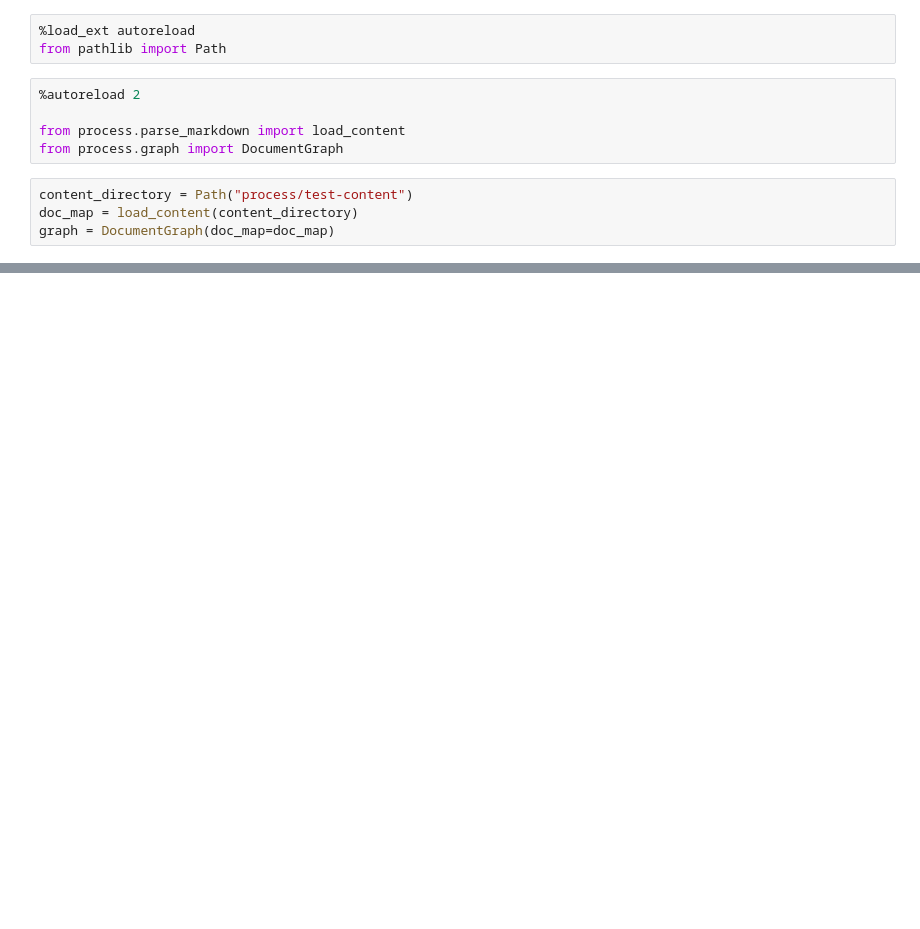
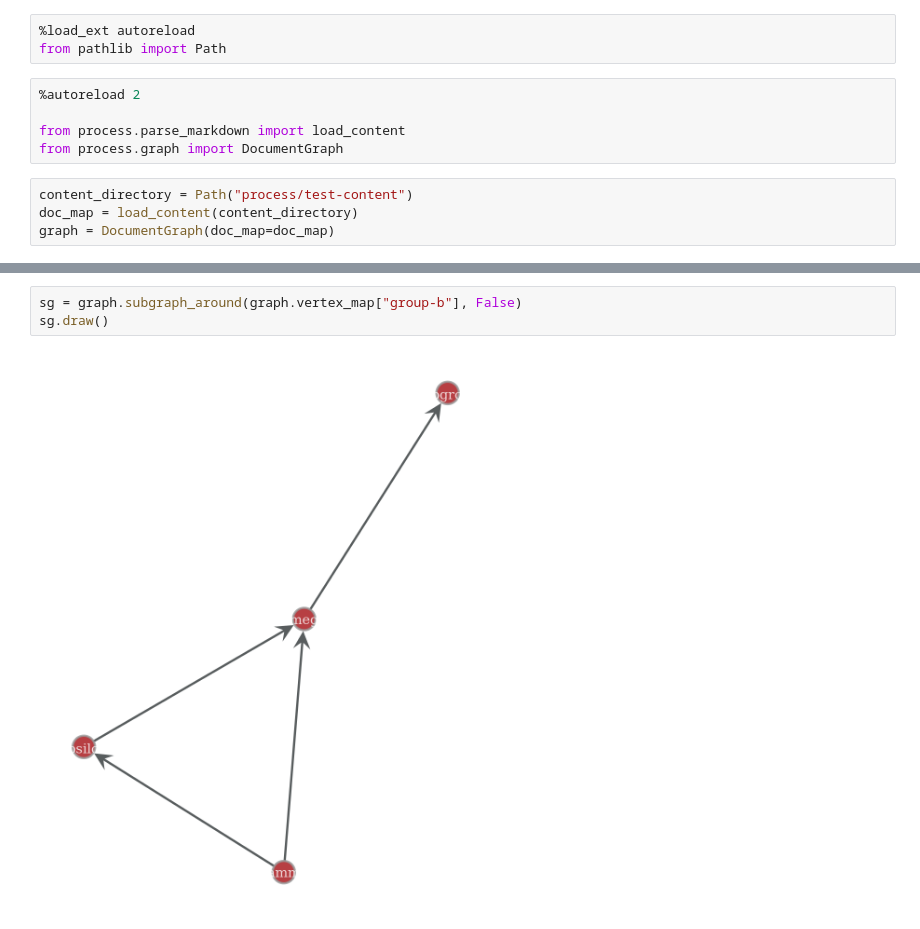
Before and after one commit to AwdeDarkar/exocortex, a Jupyter notebook: graph/graph_book.ipynb, the cells around one changed output, grey strips where cells are left out. Saved outputs shown, nothing was run; the diff lists cells and outputs as text; blank space fills up the shorter version.

```diff
--- a/graph/graph_book.ipynb
+++ b/graph/graph_book.ipynb
@@ -18,0 +47,5 @@ graph.draw(edge_text=graph.props.edge.predicates, edge_text_color="white", edge_
+# %%
+sg = graph.subgraph_around(graph.vertex_map["group-b"], False)
+sg.draw()
+# %% [output]
+[figure, added]
```
Also changed, not shown: parts of 12 cells of this notebook, 2 other files.
